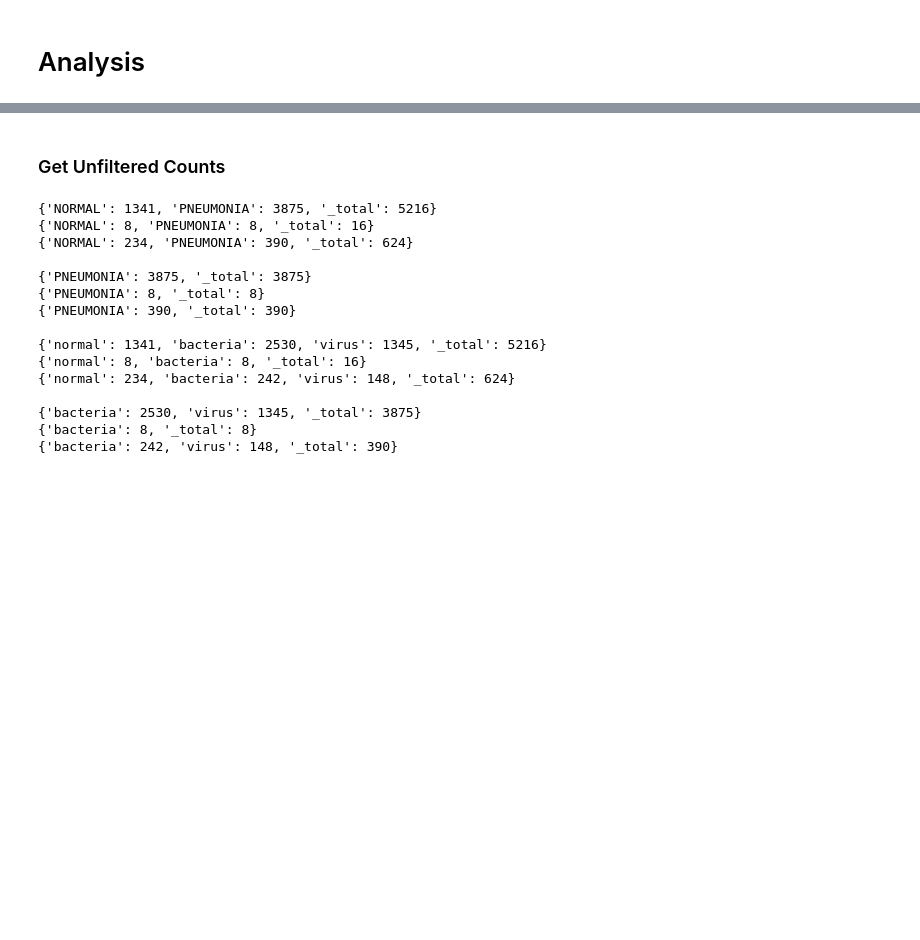
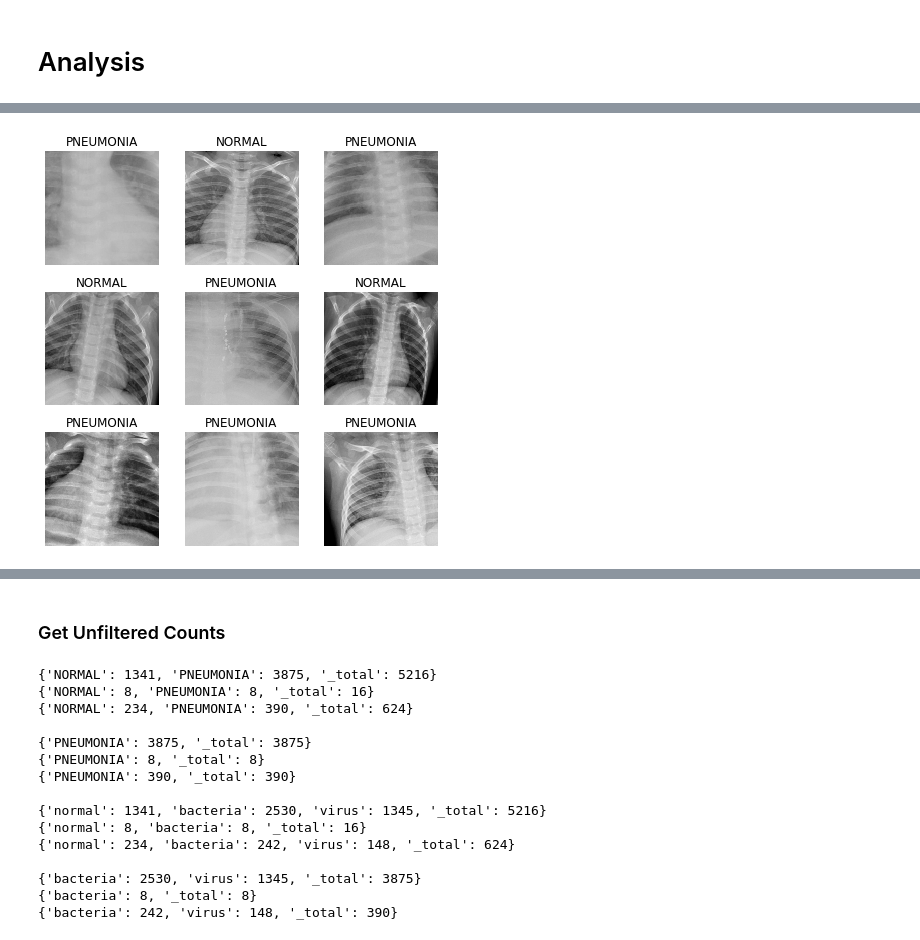
Before and after one commit to williamsdoug/ChestXRay, a Jupyter notebook: Pneumonia Balanced Databunches.ipynb, the cells around one changed output, grey strips where cells are left out. Drawn from its saved outputs; the diff is of its cells as text; code cells hidden in the pictures; blank space fills up the shorter version.

```diff
--- a/Pneumonia Balanced Databunches.ipynb
+++ b/Pneumonia Balanced Databunches.ipynb
@@ -51,3 +55,6 @@ def default_transforms():
     return tfms
 # %% [markdown]
 # Analysis
+# %%
+db = get_xray_databunch(path, label_func=None, scale=1, size=224)
+db
@@ -53,0 +94,4 @@ def default_transforms():
+# %%
+db.show_batch(3, figsize=(6,6))
+# %% [output]
+[figure, added]
```
Also changed, not shown: parts of 25 cells of this notebook, 2 other files.
